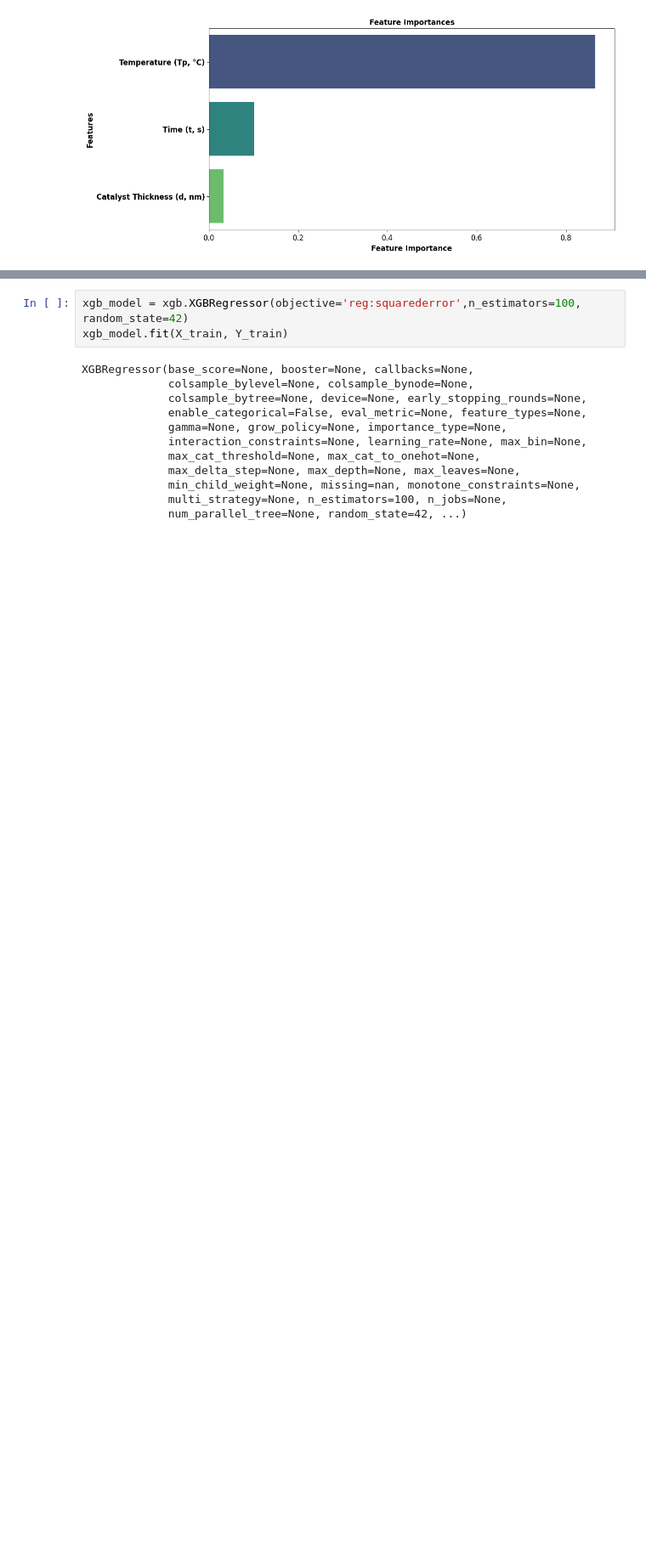
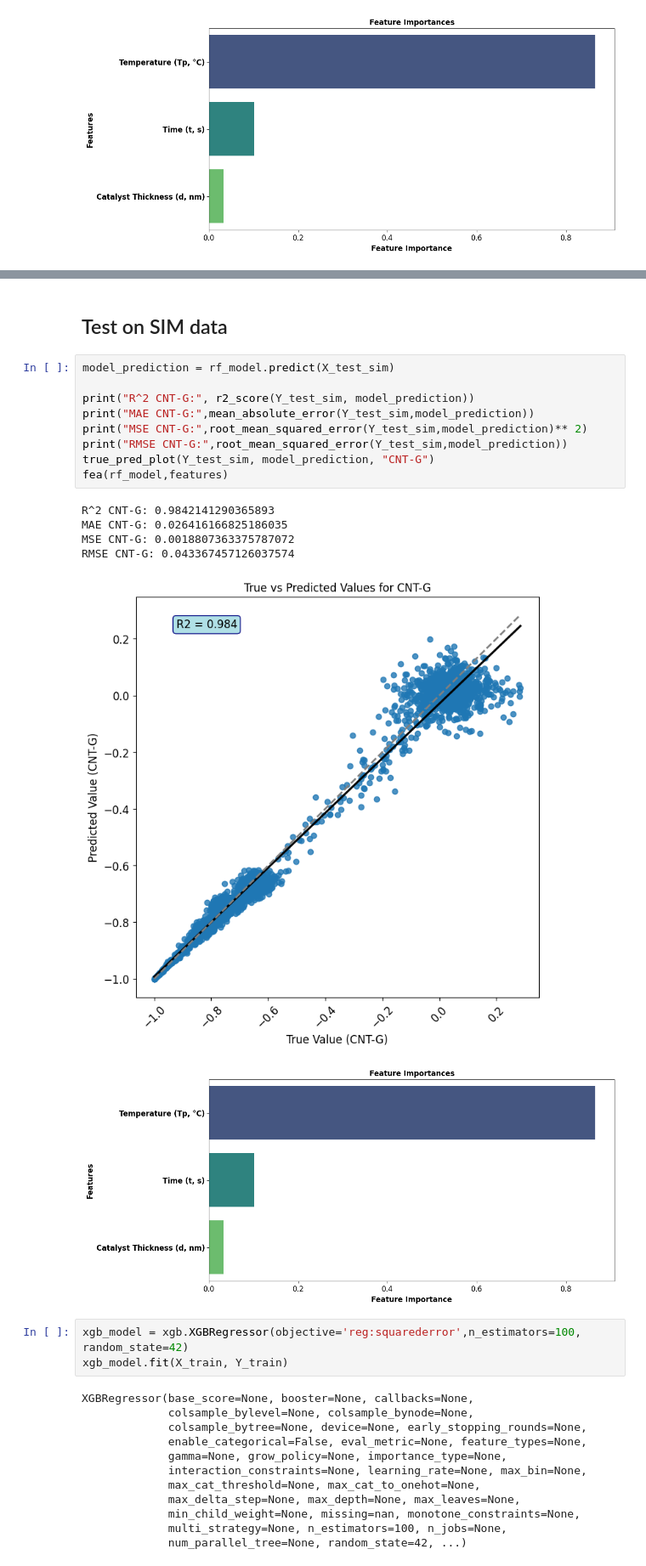
Before and after one commit to vaniseth/ARES-VIDURA, a Jupyter notebook: IL/IL-model.ipynb, the cells around one changed output, grey strips where cells are left out. Shown at 85% size. Saved outputs shown, nothing was run; the diff lists cells and outputs as text; blank space fills up the shorter version.

```diff
--- a/IL/IL-model.ipynb
+++ b/IL/IL-model.ipynb
@@ -728,3 +563,21 @@ RMSE CNT-G: 0.04244778710329238
+# %% [markdown]
+## Test on SIM data
+# %%
+model_prediction = rf_model.predict(X_test_sim)
+
+print("R^2 CNT-G:", r2_score(Y_test_sim, model_prediction))
+print("MAE CNT-G:",mean_absolute_error(Y_test_sim,model_prediction))
+print("MSE CNT-G:",root_mean_squared_error(Y_test_sim,model_prediction)** 2)
+print("RMSE CNT-G:",root_mean_squared_error(Y_test_sim,model_prediction))
+true_pred_plot(Y_test_sim, model_prediction, "CNT-G")
+fea(rf_model,features)
+# %% [output]
+R^2 CNT-G: 0.9842141290365893
+MAE CNT-G: 0.026416166825186035
+MSE CNT-G: 0.0018807363375787072
+RMSE CNT-G: 0.043367457126037574
+[figure, added]
+[figure, added]
 # %%
 xgb_model = xgb.XGBRegressor(objective='reg:squarederror',n_estimators=100, random_state=42)
 xgb_model.fit(X_train, Y_train)
```
Also changed, not shown: parts of 52 cells of this notebook.
